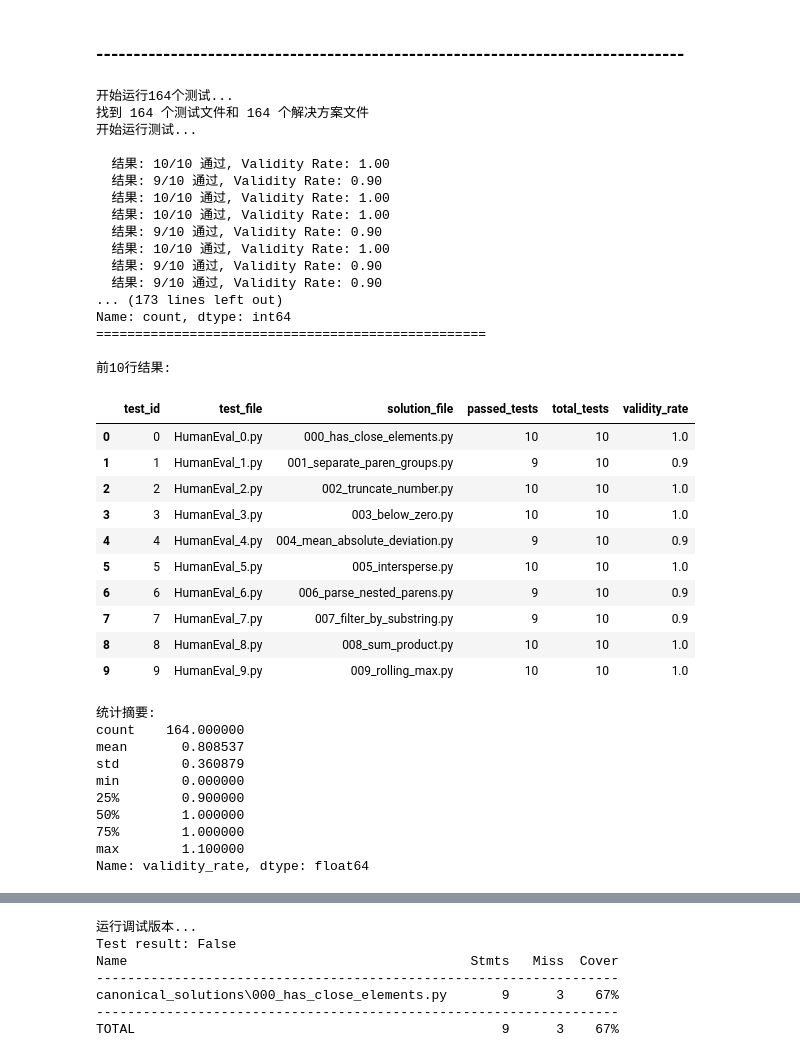
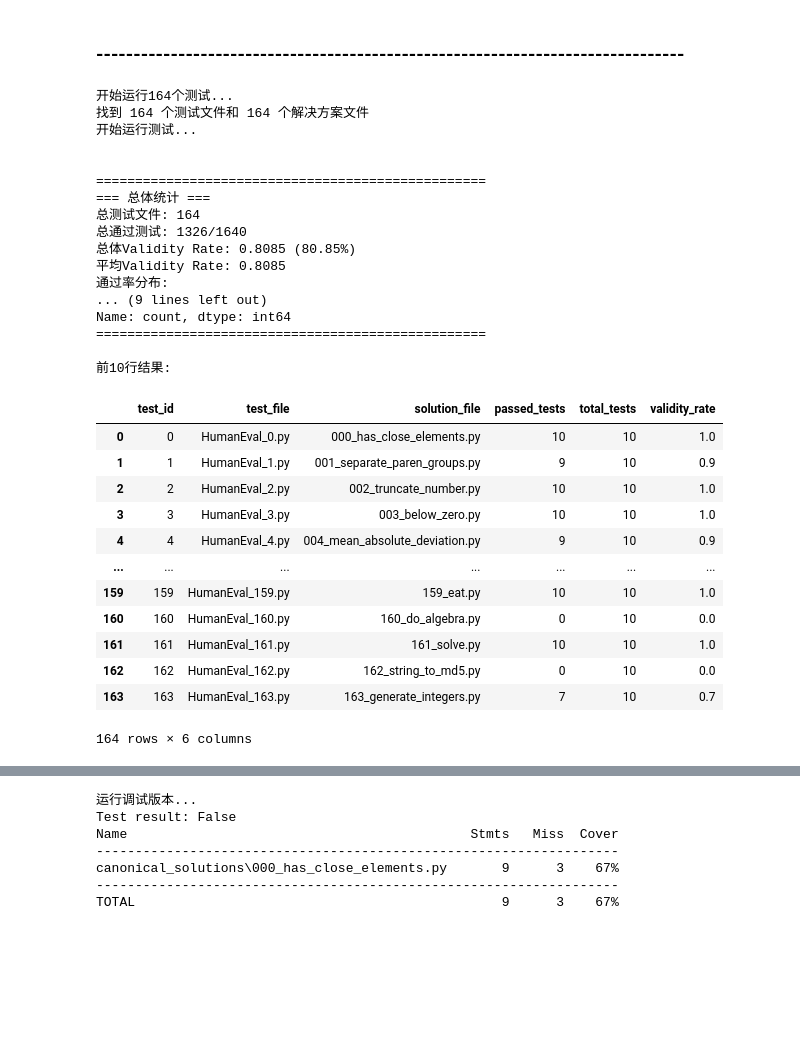
Before and after one commit to Threegoldsqwq/Evaluating_and_Enhancing_LLM_Generated_Test_Suites, a Jupyter notebook: test_generation.ipynb, the cells around one changed output, grey strips where cells are left out. Cells and saved outputs as stored; diff of their text form; code cells hidden in the pictures; blank space fills up the shorter version.

````diff
--- a/test_generation.ipynb
+++ b/test_generation.ipynb
@@ -31,17 +34,18 @@ Loaded HumanEval with 164 problems.
 for idx, item in enumerate(ds):
     doc = extract_docstring(item["prompt"])
     prompt = f'"""\n{doc}\n"""\nPlease generate 10 test cases in Python\'s standard unittest format for this problem. Please ONLY generate test cases, assume the function exist.'
+    if(idx == 32):
+        print(prompt)
+    # try:
+    #     resp = model.generate_content(prompt)
+    #     text = (resp.text or "").strip()
+    #     # If fences sneak in, strip them.
+    #     text = re.sub(r"^```(?:python)?\s*", "", text)
+    #     text = re.sub(r"\s*```$", "", text)
 
-    try:
-        resp = model.generate_content(prompt)
-        text = (resp.text or "").strip()
-        # If fences sneak in, strip them.
-        text = re.sub(r"^```(?:python)?\s*", "", text)
-        text = re.sub(r"\s*```$", "", text)
-
-        out_path = OUT_DIR / f"HumanEval_{idx}.py"
-        out_path.write_text(text, encoding="utf-8")
-    except Exception as e:
-        print(f"[WARN] Problem {idx} failed: {e}")
+    #     out_path = OUT_DIR / f"HumanEval_{idx}.py"
+    #     out_path.write_text(text, encoding="utf-8")
+    # except Exception as e:
+    #     print(f"[WARN] Problem {idx} failed: {e}")
 
 print("Generation Complete")
@@ -538,7 +516,7 @@ def calculate_validity_rate_all_tests():
             'validity_rate': validity_rate
         })
 
-        print(f"  结果: {passed_tests}/10 通过, Validity Rate: {validity_rate:.2f}")
+        # print(f"  结果: {passed_tests}/10 通过, Validity Rate: {validity_rate:.2f}")
 
     # 创建DataFrame
     df = pd.DataFrame(results)
@@ -560,61 +538,54 @@ def calculate_validity_rate_all_tests():
 
     return df
 
 # 在Jupyter中运行完整测试
 print("开始运行164个测试...")
 df_results = calculate_validity_rate_all_tests()
 
 # 显示结果
 print("\n前10行结果:")
-display(df_results.head(10))
+# display(df_results.head(10))
+df_results
 
-# 显示统计摘要
-print("\n统计摘要:")
-print(df_results['validity_rate'].describe())
+# # 显示统计摘要
+# print("\n统计摘要:")
+# print(df_results['validity_rate'].describe())
 
 # 保存结果
 # output_file = 'validity_results_complete.csv'
 # df_results.to_csv(output_file, index=False)
 # print(f"\n完整结果已保存到: {output_file}")
 # %% [output]
 开始运行164个测试...
 找到 164 个测试文件和 164 个解决方案文件
 开始运行测试...
 
-  结果: 10/10 通过, Validity Rate: 1.00
-  结果: 9/10 通过, Validity Rate: 0.90
-  结果: 10/10 通过, Validity Rate: 1.00
-  结果: 10/10 通过, Validity Rate: 1.00
-  结果: 9/10 通过, Validity Rate: 0.90
-  结果: 10/10 通过, Validity Rate: 1.00
-  结果: 9/10 通过, Validity Rate: 0.90
-  结果: 9/10 通过, Validity Rate: 0.90
-... (173 lines left out)
+
+==================================================
+=== 总体统计 ===
+总测试文件: 164
+总通过测试: 1326/1640
+总体Validity Rate: 0.8085 (80.85%)
+平均Validity Rate: 0.8085
+通过率分布:
+... (9 lines left out)
 Name: count, dtype: int64
 ==================================================
 
 前10行结果:
 |  | test_id | test_file | solution_file | passed_tests | total_tests | validity_rate |
 | 0 | 0 | HumanEval_0.py | 000_has_close_elements.py | 10 | 10 | 1.0 |
 | 1 | 1 | HumanEval_1.py | 001_separate_paren_groups.py | 9 | 10 | 0.9 |
 | 2 | 2 | HumanEval_2.py | 002_truncate_number.py | 10 | 10 | 1.0 |
 | 3 | 3 | HumanEval_3.py | 003_below_zero.py | 10 | 10 | 1.0 |
 | 4 | 4 | HumanEval_4.py | 004_mean_absolute_deviation.py | 9 | 10 | 0.9 |
-| 5 | 5 | HumanEval_5.py | 005_intersperse.py | 10 | 10 | 1.0 |
-| 6 | 6 | HumanEval_6.py | 006_parse_nested_parens.py | 9 | 10 | 0.9 |
-| 7 | 7 | HumanEval_7.py | 007_filter_by_substring.py | 9 | 10 | 0.9 |
-| 8 | 8 | HumanEval_8.py | 008_sum_product.py | 10 | 10 | 1.0 |
-| 9 | 9 | HumanEval_9.py | 009_rolling_max.py | 10 | 10 | 1.0 |
+| ... | ... | ... | ... | ... | ... | ... |
+| 159 | 159 | HumanEval_159.py | 159_eat.py | 10 | 10 | 1.0 |
+| 160 | 160 | HumanEval_160.py | 160_do_algebra.py | 0 | 10 | 0.0 |
+| 161 | 161 | HumanEval_161.py | 161_solve.py | 10 | 10 | 1.0 |
+| 162 | 162 | HumanEval_162.py | 162_string_to_md5.py | 0 | 10 | 0.0 |
+| 163 | 163 | HumanEval_163.py | 163_generate_integers.py | 7 | 10 | 0.7 |
-统计摘要:
-count    164.000000
-mean       0.808537
-std        0.360879
-min        0.000000
-25%        0.900000
-50%        1.000000
-75%        1.000000
-max        1.100000
-Name: validity_rate, dtype: float64
+164 rows × 6 columns
 # %%
 import builtins
 import importlib.util
````
Also changed, not shown: parts of 4 cells of this notebook, 6 other files.
